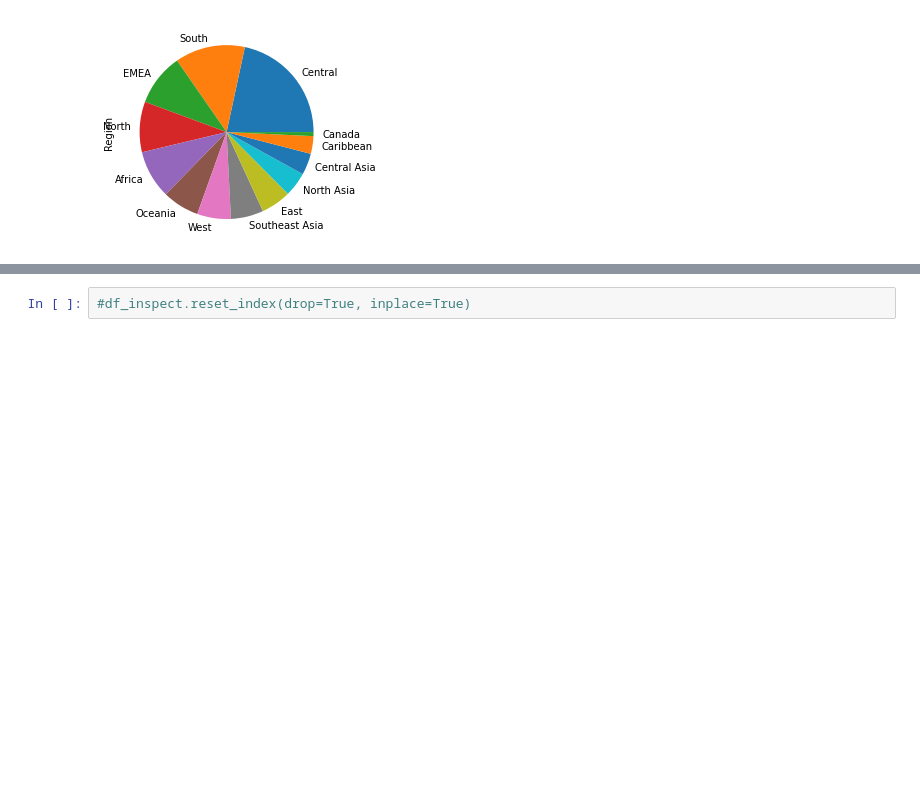
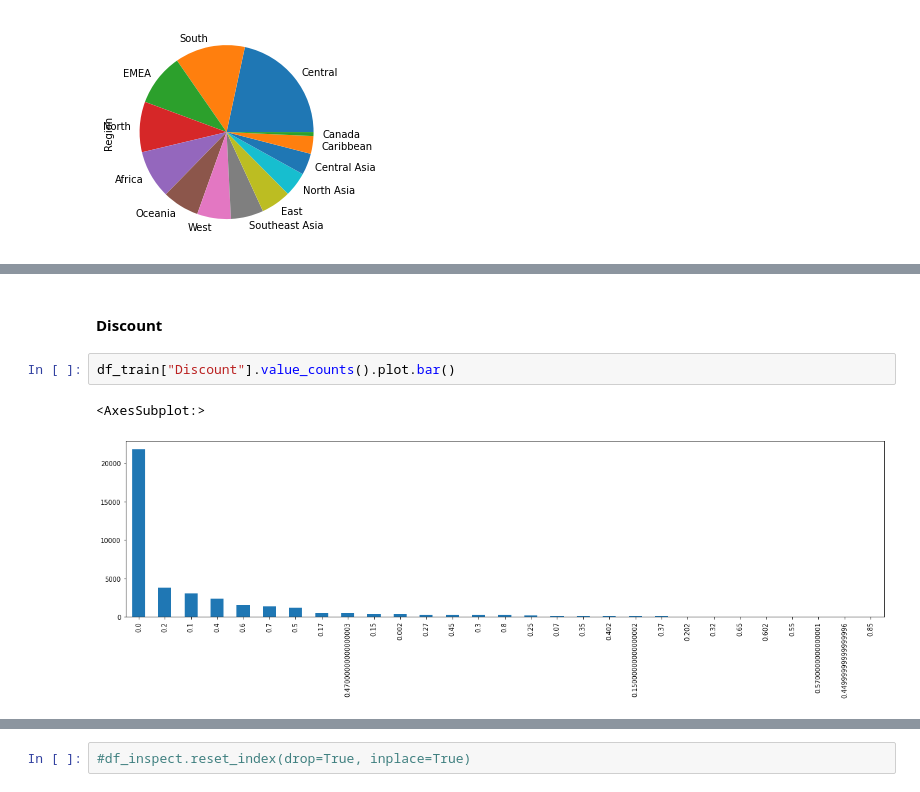
Before and after one commit to marc-ah/ml_superstore, a Jupyter notebook: scripts/inspection.ipynb, the cells around one changed output, grey strips where cells are left out. Drawn from its saved outputs; the diff is of its cells as text; blank space fills up the shorter version.

```diff
--- a/scripts/inspection.ipynb
+++ b/scripts/inspection.ipynb
@@ -353,0 +402,7 @@ sns.histplot(df_train["Profit"]).set(yscale="log")
+# %% [markdown]
+#### Discount
+# %%
+df_train["Discount"].value_counts().plot.bar()
+# %% [output]
+<AxesSubplot:>
+[figure, added]
```
Also changed, not shown: parts of 76 cells of this notebook, 1 other file.
